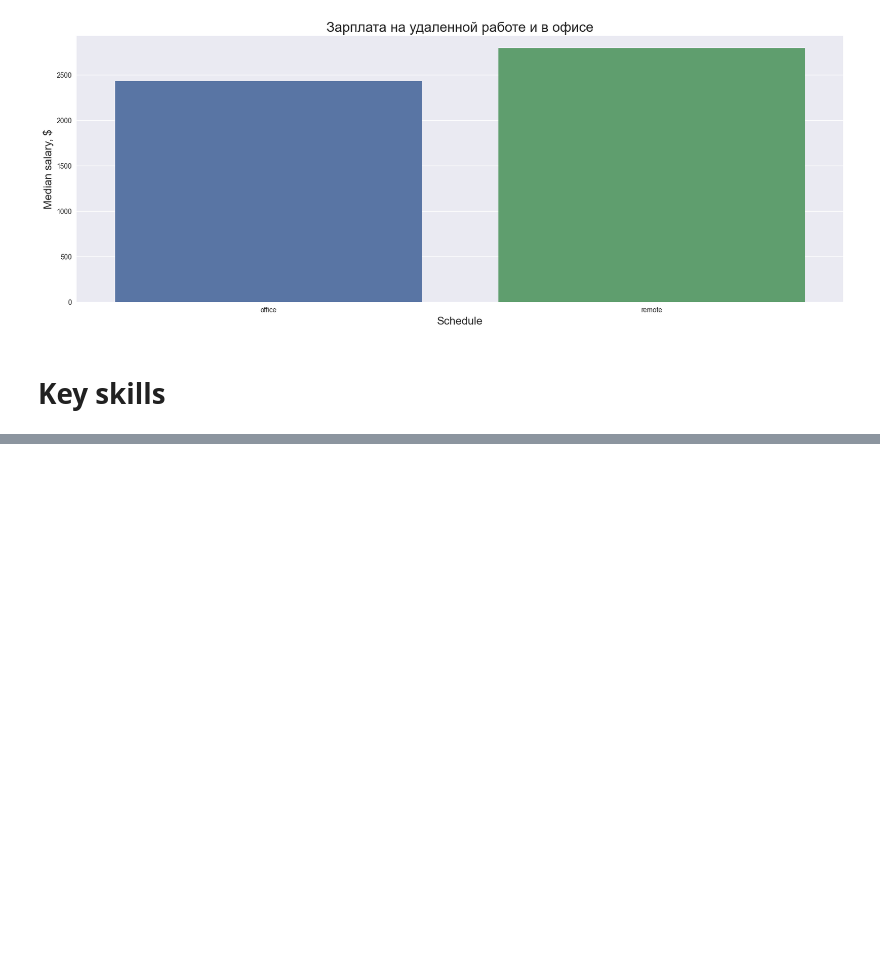
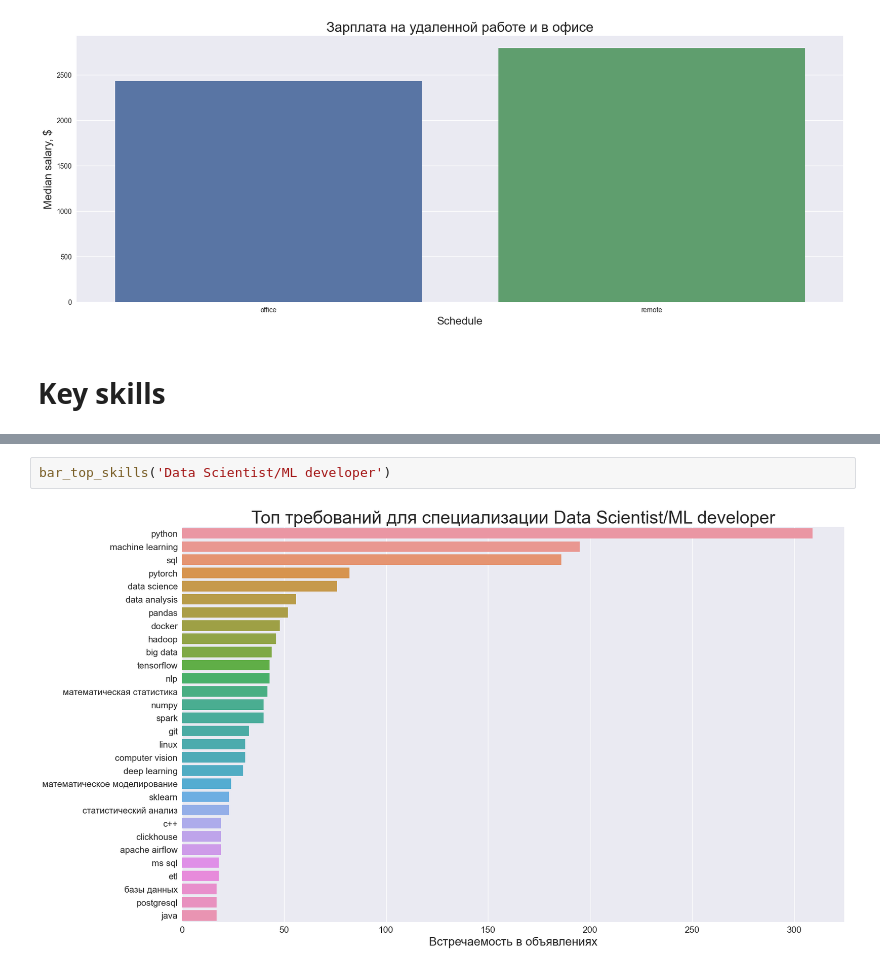
Before and after one commit to Lerrale/DE_vacancy_analysis, a Jupyter notebook: Job_Analysis_4_Analysis.ipynb, the cells around one changed output, grey strips where cells are left out. Saved outputs shown, nothing was run; the diff lists cells and outputs as text; blank space fills up the shorter version.

```diff
--- a/Job_Analysis_4_Analysis.ipynb
+++ b/Job_Analysis_4_Analysis.ipynb
@@ -402,0 +457,4 @@ df.groupby(['profession','experience.name']).aggregate({'salary_to':['min', 'mea
+# %%
+bar_top_skills('Data Scientist/ML developer')
+# %% [output]
+[figure, added]
```
Also changed, not shown: parts of 7 cells of this notebook.
